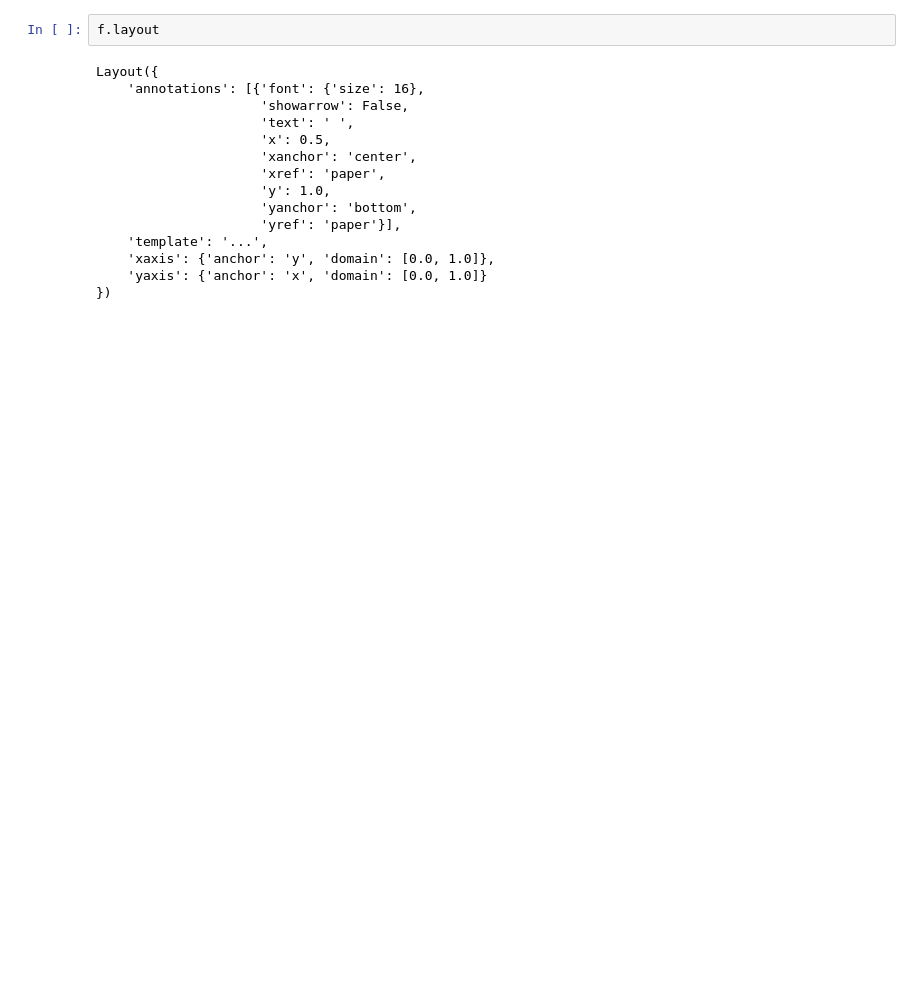
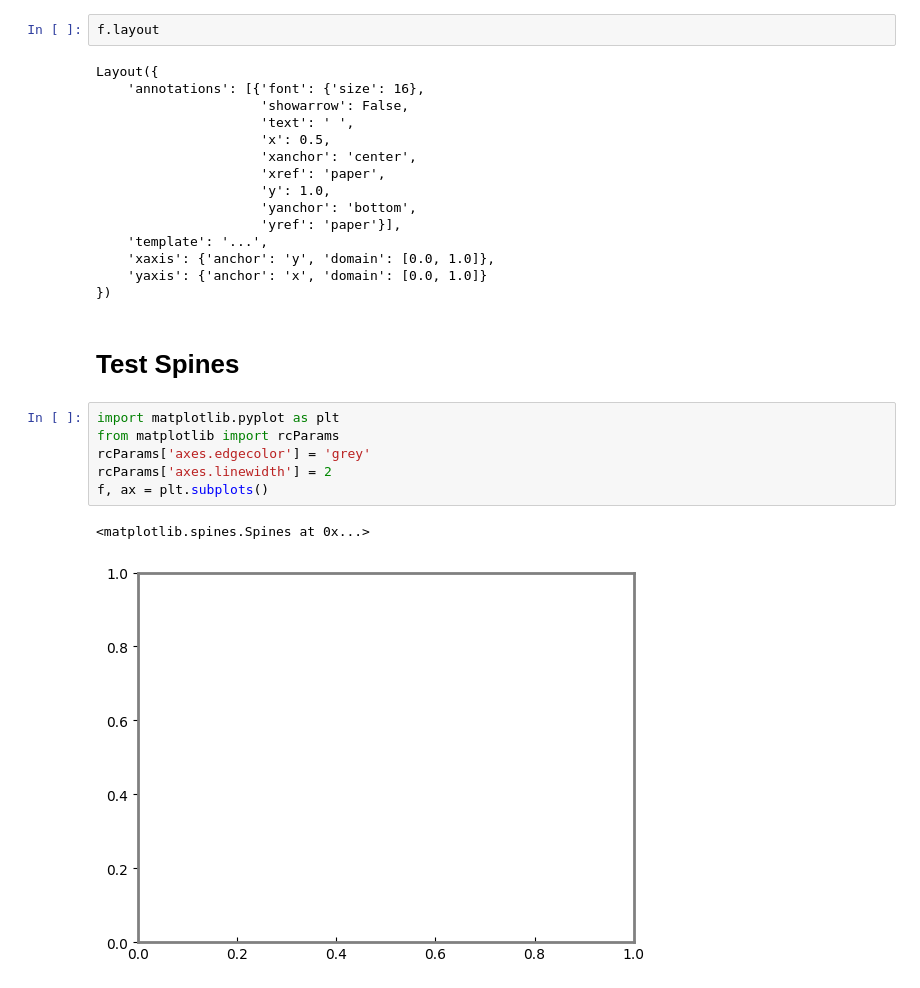
Before and after one commit to drmattcrooks/matly, a Jupyter notebook: notebooks/rcparams_tests.ipynb, the cells around one changed output. Drawn from its saved outputs; the diff is of its cells as text; blank space fills up the shorter version.

Commit message:
tested spines rcparams

```diff
--- a/notebooks/rcparams_tests.ipynb
+++ b/notebooks/rcparams_tests.ipynb
@@ -82,3 +82,14 @@ Layout({
     'xaxis': {'anchor': 'y', 'domain': [0.0, 1.0]},
     'yaxis': {'anchor': 'x', 'domain': [0.0, 1.0]}
 })
+# %% [markdown]
+# Test Spines
+# %%
+import matplotlib.pyplot as plt
+from matplotlib import rcParams
+rcParams['axes.edgecolor'] = 'grey'
+rcParams['axes.linewidth'] = 2
+f, ax = plt.subplots()
+# %% [output]
+<matplotlib.spines.Spines at 0x...>
+[figure, added]
```
Also changed, not shown: parts of 3 cells of this notebook.
